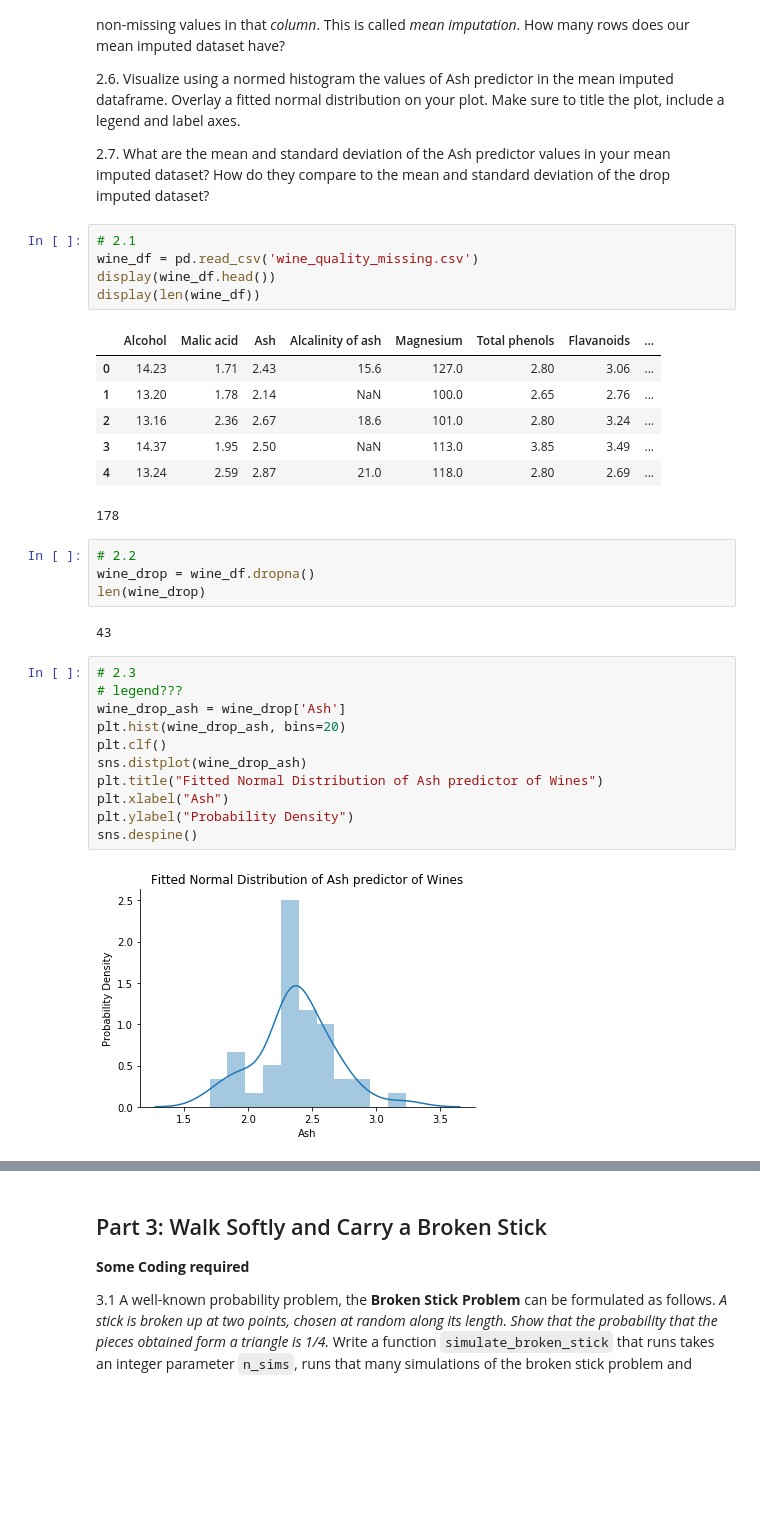
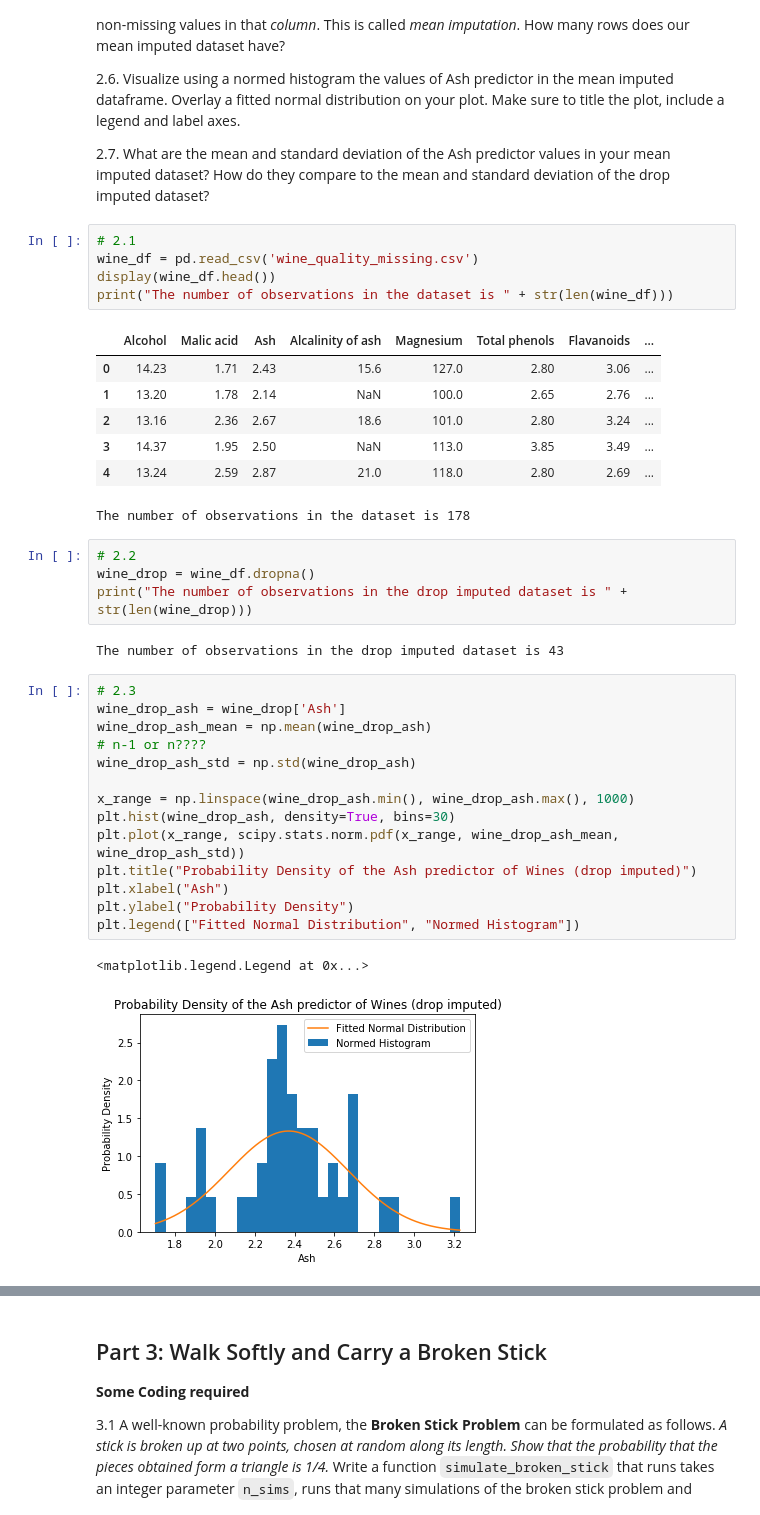
Before and after one commit to ezou20/AM_207_fall_2018, a Jupyter notebook: homeworks/AM207_HW1.ipynb, the cells around one changed output, grey strips where cells are left out. Drawn from its saved outputs; the diff is of its cells as text; blank space fills up the shorter version.

Commit message:
edited graphs

```diff
--- a/homeworks/AM207_HW1.ipynb
+++ b/homeworks/AM207_HW1.ipynb
@@ -169,7 +168,7 @@ Missing data is a very important topic in statistics and machine learning and we
 # 2.1
 wine_df = pd.read_csv('wine_quality_missing.csv')
 display(wine_df.head())
-display(len(wine_df))
+print("The number of observations in the dataset is " + str(len(wine_df)))
 # %% [output]
 |  | Alcohol | Malic acid | Ash | Alcalinity of ash | Magnesium | Total phenols | Flavanoids | ... |
 | 0 | 14.23 | 1.71 | 2.43 | 15.6 | 127.0 | 2.80 | 3.06 | ... |
@@ -177,23 +176,27 @@ display(len(wine_df))
 | 2 | 13.16 | 2.36 | 2.67 | 18.6 | 101.0 | 2.80 | 3.24 | ... |
 | 3 | 14.37 | 1.95 | 2.50 | NaN | 113.0 | 3.85 | 3.49 | ... |
 | 4 | 13.24 | 2.59 | 2.87 | 21.0 | 118.0 | 2.80 | 2.69 | ... |
-178
+The number of observations in the dataset is 178
 # %%
 # 2.2
 wine_drop = wine_df.dropna()
-len(wine_drop)
+print("The number of observations in the drop imputed dataset is " + str(len(wine_drop)))
 # %% [output]
-43
+The number of observations in the drop imputed dataset is 43
 # %%
 # 2.3
-# legend???
 wine_drop_ash = wine_drop['Ash']
-plt.hist(wine_drop_ash, bins=20)
-plt.clf()
-sns.distplot(wine_drop_ash)
-plt.title("Fitted Normal Distribution of Ash predictor of Wines")
+wine_drop_ash_mean = np.mean(wine_drop_ash)
+# n-1 or n????
+wine_drop_ash_std = np.std(wine_drop_ash)
+
+x_range = np.linspace(wine_drop_ash.min(), wine_drop_ash.max(), 1000)
+plt.hist(wine_drop_ash, density=True, bins=30)
+plt.plot(x_range, scipy.stats.norm.pdf(x_range, wine_drop_ash_mean, wine_drop_ash_std))
+plt.title("Probability Density of the Ash predictor of Wines (drop imputed)")
 plt.xlabel("Ash")
 plt.ylabel("Probability Density")
-sns.despine()
+plt.legend(["Fitted Normal Distribution", "Normed Histogram"])
 # %% [output]
+<matplotlib.legend.Legend at 0x...>
-[figure, old version]
+[figure, new version]
```
Also changed, not shown: parts of 8 cells of this notebook.
